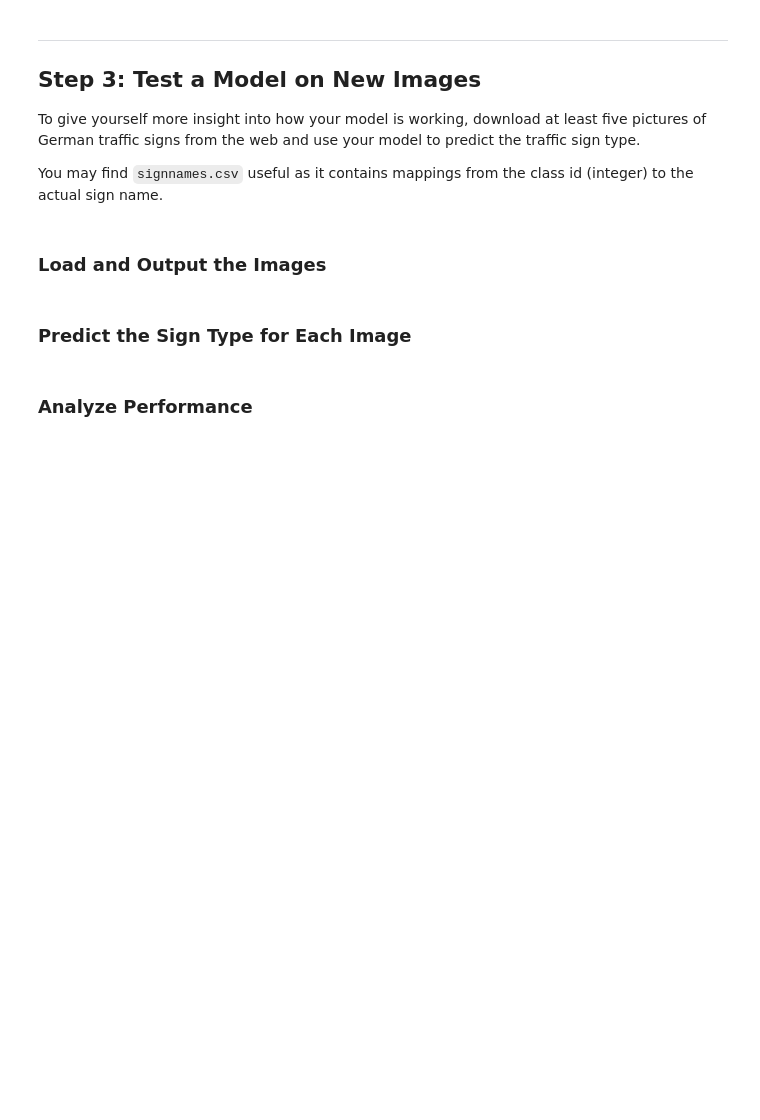
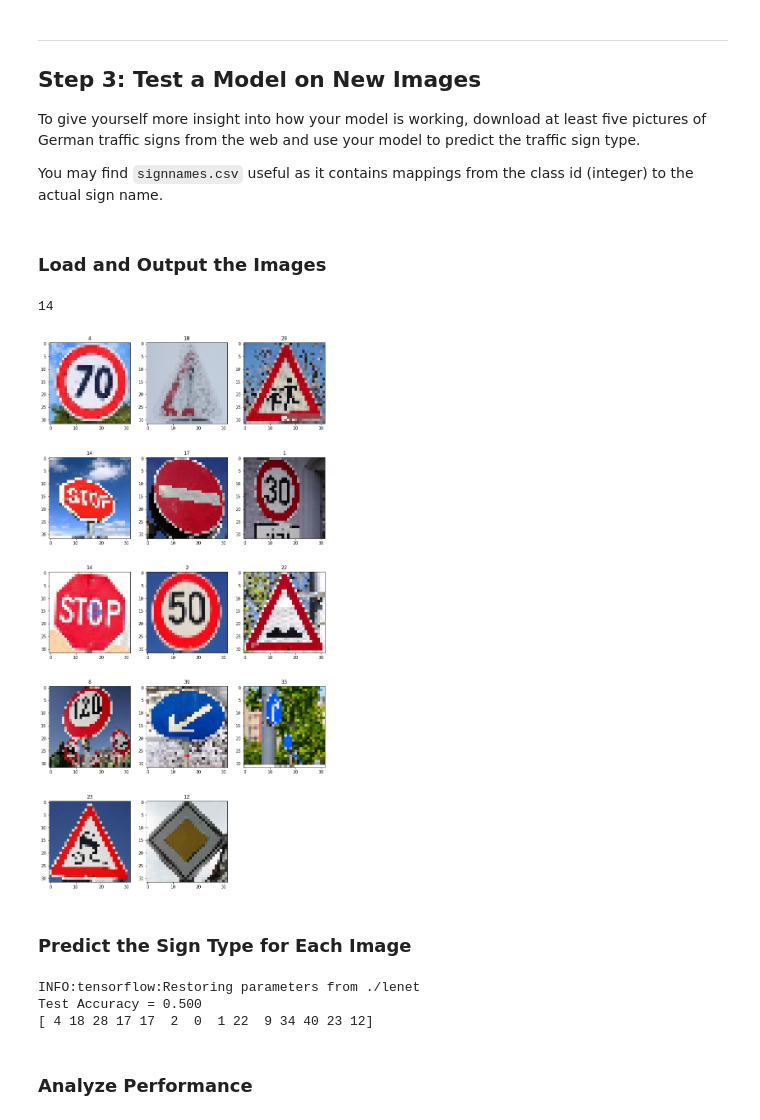
Before and after one commit to sanyam89/Project_3_Traffic_Sign_Classifier, a Jupyter notebook: Traffic_Sign_Classifier.ipynb, the cells around one changed output. Cells and saved outputs as stored; diff of their text form; code cells hidden in the pictures; blank space fills up the shorter version.

```diff
--- a/Traffic_Sign_Classifier.ipynb
+++ b/Traffic_Sign_Classifier.ipynb
@@ -395,9 +391,64 @@ with tf.Session() as sess:
+# %%
+### Load the images and plot them here.
+### Feel free to use as many code cells as needed.
+import glob, os
+import cv2
+import matplotlib.pyplot as plt
+import matplotlib.image as mpimg
+import numpy as np
+
+new_test_images = [cv2.imread(file) for file in glob.glob('New_images_for_test/*.*')]
+new_images_classification = ([os.path.basename(file) for file in glob.glob('New_images_for_test/*.*')])
+
+plt.figure(figsize=(12,35))
+new_images = []
+
+for index,img_value in enumerate(new_test_images):
+    # Resize the image
+    img_value = cv2.cvtColor(img_value,cv2.COLOR_BGR2RGB)
+    resize_img = cv2.resize(img_value,(32,32))
+    # append images to a stack
+    new_images.append(resize_img)
+    # remove the file extensions from the file name as the first part is the traffic sign number
+    new_images_classification[index] = new_images_classification[index].split('.', 1)[0]
+
+    plt.subplot(7,3,index+1)
+    plt.imshow(resize_img)
+    plt.title(new_images_classification[index])
+
+#new_images = np.asarray(new_images)
+#print(len(new_images_classification))
+#print(resize_img)
+#print(new_images.shape)
+print(len(new_images))
+# %% [output]
+14
+[figure, added]
 # %% [markdown]
 ### Predict the Sign Type for Each Image
 # %%
 ### Run the predictions here and use the model to output the prediction for each image.
 ### Make sure to pre-process the images with the same pre-processing pipeline used earlier.
 ### Feel free to use as many code cells as needed.
+
+#new_images = normalize3(new_images)
+
+with tf.Session() as sess:
+    saver.restore(sess, tf.train.latest_checkpoint('.'))
+
+    # PREDICTION OF LABELS
+    signs_pred_id = sess.run(logits, feed_dict={x: new_images})
+    #print(signs_pred_id)
+    predicted_labels = np.argmax(signs_pred_id, axis=1)
+    print(predicted_labels)
+
+    # PREDICTION ACCURACY
+    test_accuracy = evaluate(new_images, new_images_classification)
+    print("Test Accuracy = {:.3f}".format(test_accuracy))
+# %% [output]
+INFO:tensorflow:Restoring parameters from ./lenet
+Test Accuracy = 0.500
+[ 4 18 28 17 17  2  0  1 22  9 34 40 23 12]
 # %% [markdown]
 ### Analyze Performance
 # %%
```
Also changed, not shown: parts of 8 cells of this notebook.
